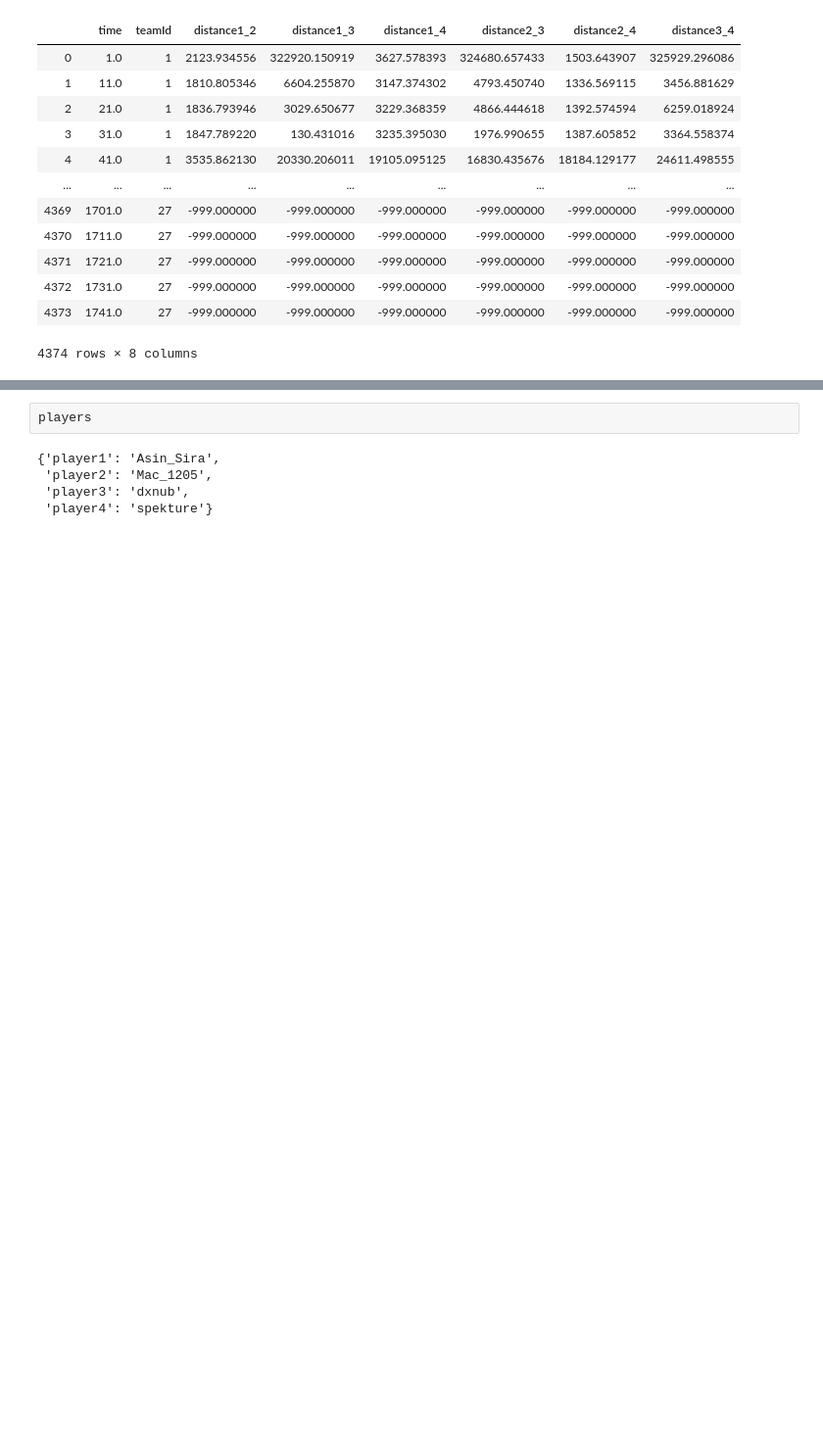
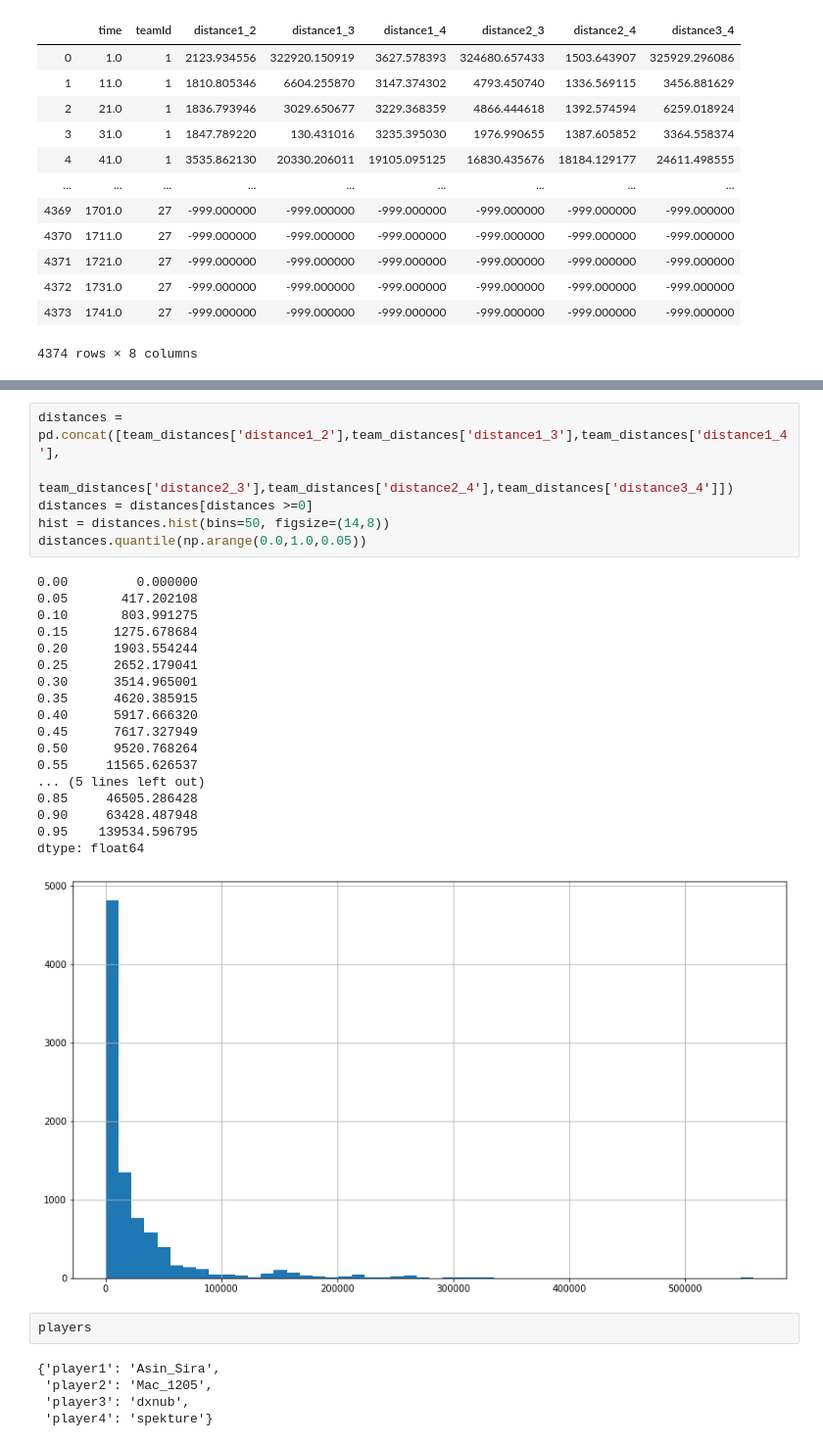
Before and after one commit to valerii-ginak/PUBG_Capstone, a Jupyter notebook: distance_info.ipynb, the cells around one changed output, grey strips where cells are left out. Shown: that part at 98% size. Cells and saved outputs as stored; diff of their text form; blank space fills up the shorter version.

Commit message:
started working on collaboration categories
started working on getting collaboration categories based on players distances

```diff
--- a/distance_info.ipynb
+++ b/distance_info.ipynb
@@ -452,3 +482,28 @@ team_distances
+# %%
+distances = pd.concat([team_distances['distance1_2'],team_distances['distance1_3'],team_distances['distance1_4'],
+                     team_distances['distance2_3'],team_distances['distance2_4'],team_distances['distance3_4']])
+distances = distances[distances >=0]
+hist = distances.hist(bins=50, figsize=(14,8))
+distances.quantile(np.arange(0.0,1.0,0.05))
+# %% [output]
+0.00         0.000000
+0.05       417.202108
+0.10       803.991275
+0.15      1275.678684
+0.20      1903.554244
+0.25      2652.179041
+0.30      3514.965001
+0.35      4620.385915
+0.40      5917.666320
+0.45      7617.327949
+0.50      9520.768264
+0.55     11565.626537
+... (5 lines left out)
+0.85     46505.286428
+0.90     63428.487948
+0.95    139534.596795
+dtype: float64
+[figure, added]
 # %%
 players
 # %% [output]
```
Also changed, not shown: parts of 4 cells of this notebook.
